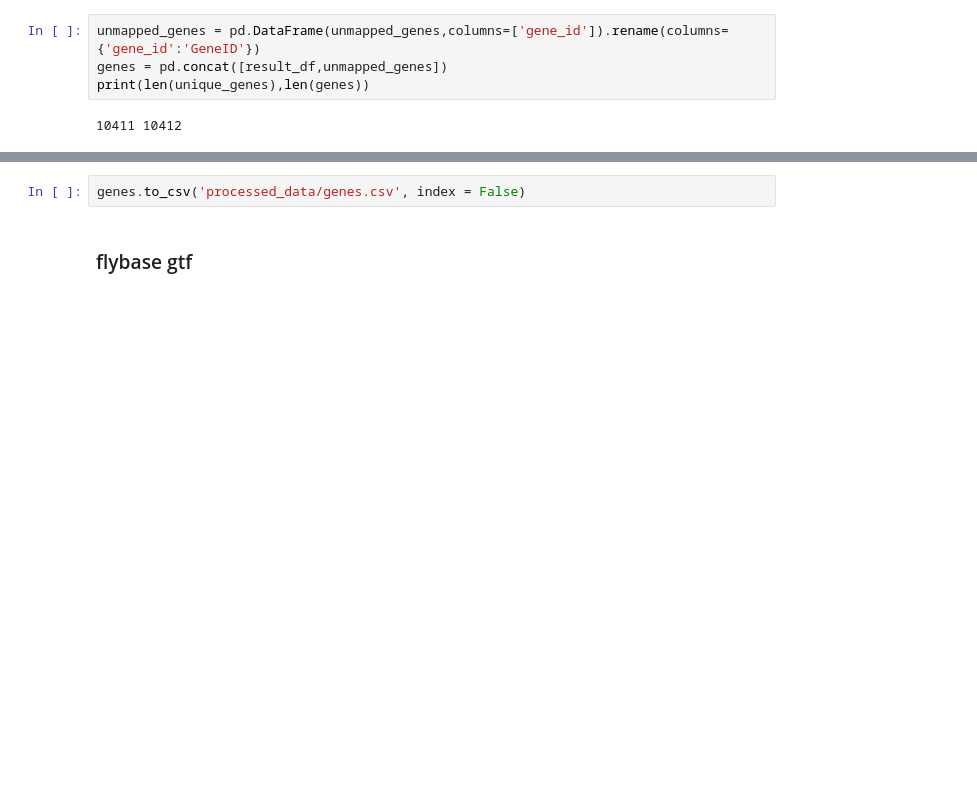
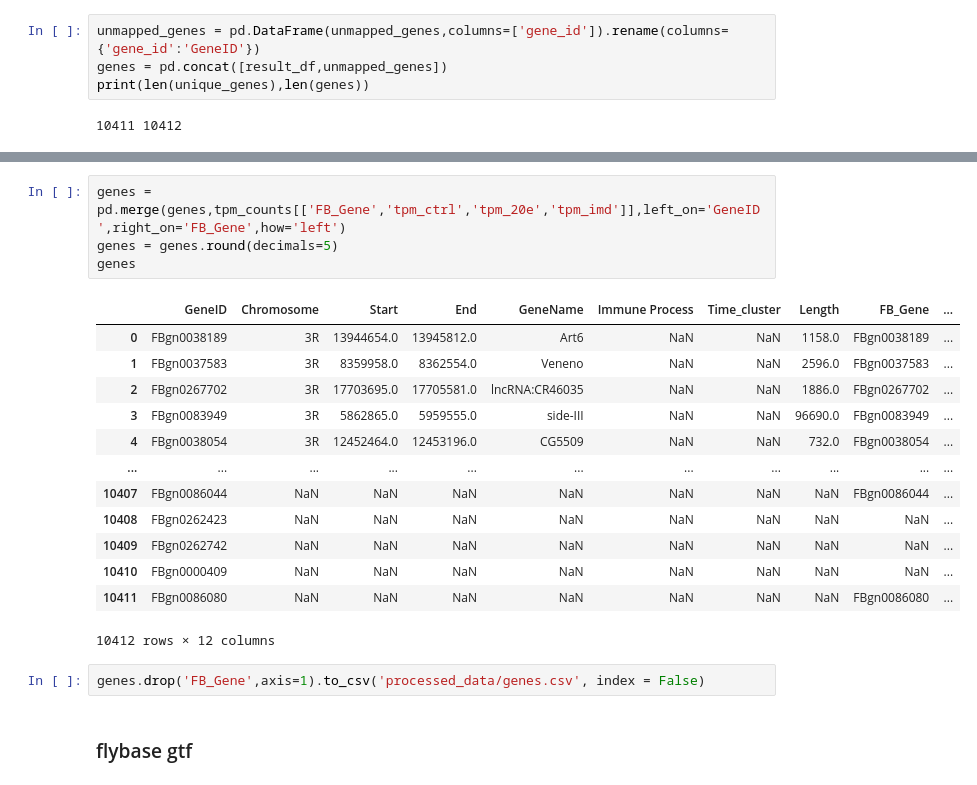
Before and after one commit to WunderlichLab/starr_query, a Jupyter notebook: data_extract.ipynb, the cells around one changed output, grey strips where cells are left out. Saved outputs shown, nothing was run; the diff lists cells and outputs as text; blank space fills up the shorter version.

```diff
--- a/data_extract.ipynb
+++ b/data_extract.ipynb
@@ -243,5 +304,23 @@ print(len(unique_genes),len(genes))
+# %%
+genes = pd.merge(genes,tpm_counts[['FB_Gene','tpm_ctrl','tpm_20e','tpm_imd']],left_on='GeneID',right_on='FB_Gene',how='left')
+genes = genes.round(decimals=5)
+genes
+# %% [output]
+|  | GeneID | Chromosome | Start | End | GeneName | Immune Process | Time_cluster | Length | FB_Gene | ... |
+| 0 | FBgn0038189 | 3R | 13944654.0 | 13945812.0 | Art6 | NaN | NaN | 1158.0 | FBgn0038189 | ... |
+| 1 | FBgn0037583 | 3R | 8359958.0 | 8362554.0 | Veneno | NaN | NaN | 2596.0 | FBgn0037583 | ... |
+| 2 | FBgn0267702 | 3R | 17703695.0 | 17705581.0 | lncRNA:CR46035 | NaN | NaN | 1886.0 | FBgn0267702 | ... |
+| 3 | FBgn0083949 | 3R | 5862865.0 | 5959555.0 | side-III | NaN | NaN | 96690.0 | FBgn0083949 | ... |
+| 4 | FBgn0038054 | 3R | 12452464.0 | 12453196.0 | CG5509 | NaN | NaN | 732.0 | FBgn0038054 | ... |
+| ... | ... | ... | ... | ... | ... | ... | ... | ... | ... | ... |
+| 10407 | FBgn0086044 | NaN | NaN | NaN | NaN | NaN | NaN | NaN | FBgn0086044 | ... |
+| 10408 | FBgn0262423 | NaN | NaN | NaN | NaN | NaN | NaN | NaN | NaN | ... |
+| 10409 | FBgn0262742 | NaN | NaN | NaN | NaN | NaN | NaN | NaN | NaN | ... |
+| 10410 | FBgn0000409 | NaN | NaN | NaN | NaN | NaN | NaN | NaN | NaN | ... |
+| 10411 | FBgn0086080 | NaN | NaN | NaN | NaN | NaN | NaN | NaN | FBgn0086080 | ... |
+10412 rows × 12 columns
 # %%
-genes.to_csv('processed_data/genes.csv', index = False)
+genes.drop('FB_Gene',axis=1).to_csv('processed_data/genes.csv', index = False)
 # %% [markdown]
 ### flybase gtf
 # %%
```
Also changed, not shown: parts of 11 cells of this notebook.
